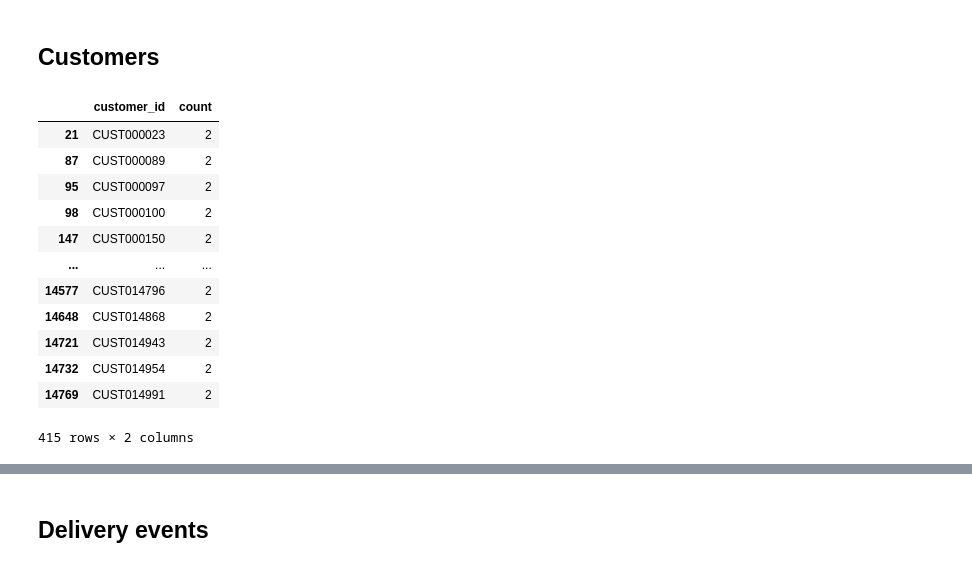
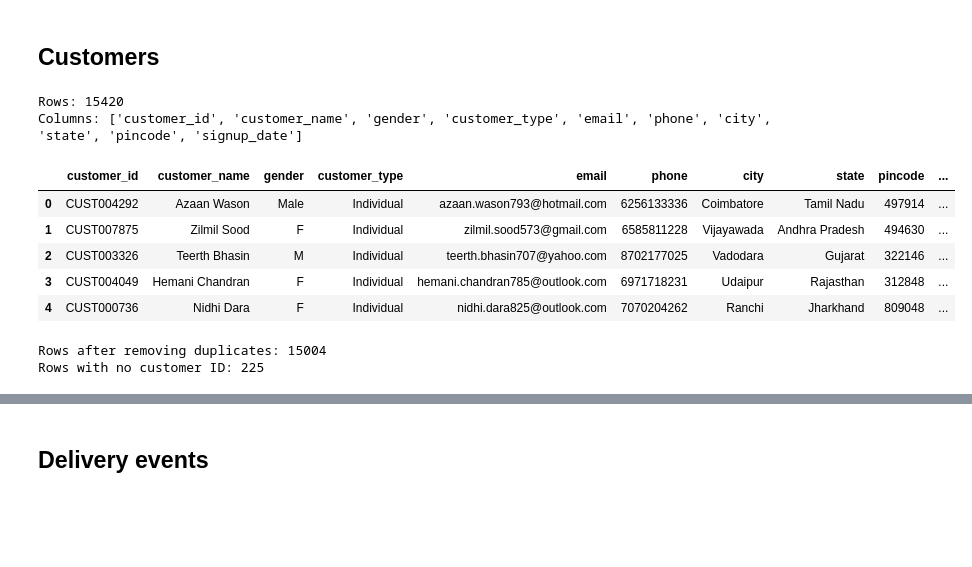
Before and after one commit to shabankhan2098/logistics-project, a Jupyter notebook: silver.ipynb, the cells around one changed output, grey strips where cells are left out. Cells and saved outputs as stored; diff of their text form; code cells hidden in the pictures; blank space fills up the shorter version.

```diff
--- a/silver.ipynb
+++ b/silver.ipynb
@@ -3,7 +8,11 @@
 # %%
+import os
+
 import pandas as pd
 from sqlalchemy import create_engine, text
 
-engine = create_engine(
-    "postgresql+psycopg://postgres:2098@localhost:5432/logistics_project"
-)
+DATABASE_URL = os.getenv("DATABASE_URL")
+engine = create_engine(DATABASE_URL)
+
+# Used when checking for future dates.
+today = pd.Timestamp.today().normalize()
@@ -10,3 +21,4 @@ engine = create_engine(
 # %%
-def get_bronze(name):
-    return pd.read_sql(f"select * from bronze.{name}", con=engine)
+def get_bronze(table_name):
+    '''Read one table from the bronze schema.'''
+    return pd.read_sql(f"select * from bronze.{table_name}", engine)
@@ -31,19 +177,0 @@ df_customers = get_bronze("customers")
-# %%
-#Find and counts duplicate values
-
-duplicate_ids = df_customers.groupby(df_customers['customer_id']).size().reset_index(name='count')
-duplicate_ids[duplicate_ids['count'] > 1]
-# %% [output]
-|  | customer_id | count |
-| 21 | CUST000023 | 2 |
-| 87 | CUST000089 | 2 |
-| 95 | CUST000097 | 2 |
-| 98 | CUST000100 | 2 |
-| 147 | CUST000150 | 2 |
-| ... | ... | ... |
-| 14577 | CUST014796 | 2 |
-| 14648 | CUST014868 | 2 |
-| 14721 | CUST014943 | 2 |
-| 14732 | CUST014954 | 2 |
-| 14769 | CUST014991 | 2 |
-415 rows × 2 columns
@@ -52 +178,28 @@ remove_duplicates(df_customers, "customer_id")
+# %%
+df_customers = get_bronze("customers")
+
+print("Rows:", len(df_customers))
+print("Columns:", list(df_customers.columns))
+df_customers.head()
+# %% [output]
+Rows: 15420
+Columns: ['customer_id', 'customer_name', 'gender', 'customer_type', 'email', 'phone', 'city', 'state', 'pincode', 'signup_date']
+|  | customer_id | customer_name | gender | customer_type | email | phone | city | state | pincode | ... |
+| 0 | CUST004292 | Azaan Wason | Male | Individual | azaan.wason793@hotmail.com | 6256133336 | Coimbatore | Tamil Nadu | 497914 | ... |
+| 1 | CUST007875 | Zilmil Sood | F | Individual | zilmil.sood573@gmail.com | 6585811228 | Vijayawada | Andhra Pradesh | 494630 | ... |
+| 2 | CUST003326 | Teerth Bhasin | M | Individual | teerth.bhasin707@yahoo.com | 8702177025 | Vadodara | Gujarat | 322146 | ... |
+| 3 | CUST004049 | Hemani Chandran | F | Individual | hemani.chandran785@outlook.com | 6971718231 | Udaipur | Rajasthan | 312848 | ... |
+| 4 | CUST000736 | Nidhi Dara | F | Individual | nidhi.dara825@outlook.com | 7070204262 | Ranchi | Jharkhand | 809048 | ... |
+# %%
+# Customer IDs look like CUST004292.
+df_customers["customer_id"] = clean_id(
+    df_customers["customer_id"], r"^CUST\d{6}$"
+)
+df_customers = remove_duplicates(df_customers, "customer_id")
+
+print("Rows after removing duplicates:", len(df_customers))
+print("Rows with no customer ID:", df_customers["customer_id"].isna().sum())
+# %% [output]
+Rows after removing duplicates: 15004
+Rows with no customer ID: 225
 # %%
```
Also changed, not shown: parts of 222 cells of this notebook.
